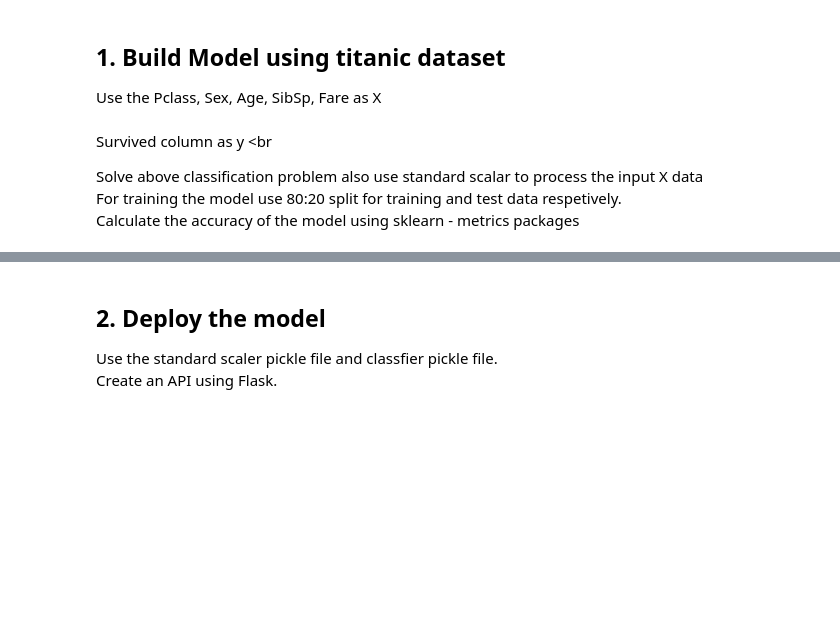
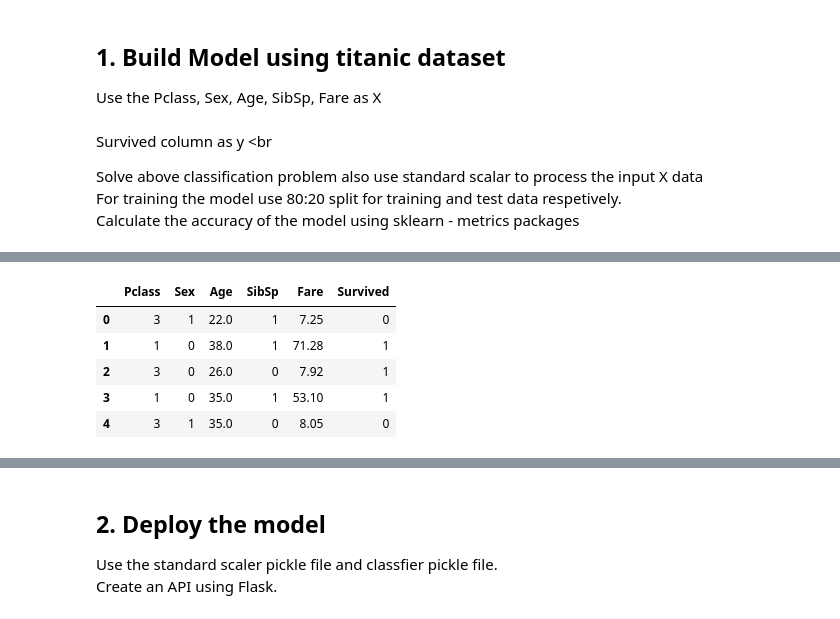
Before and after one commit to instigateideas/training-repo, a Jupyter notebook: ml_deploy/problem/Problem_notebook.ipynb, the cells around one changed output, grey strips where cells are left out. Cells and saved outputs as stored; diff of their text form; code cells hidden in the pictures; blank space fills up the shorter version.

```diff
--- a/ml_deploy/problem/Problem_notebook.ipynb
+++ b/ml_deploy/problem/Problem_notebook.ipynb
@@ -23,0 +41,22 @@ Calculate the accuracy of the model using sklearn - metrics packages<br />
+# %%
+# Make a copy for slicing
+titanic_dataset = titanic_dataset.copy()
+# %%
+def change_data(x):
+    if x == "male":
+        return 1
+    else:
+        return 0
+# %%
+titanic_dataset["Sex"] = titanic_dataset["Sex"].apply(change_data)
+# %%
+titanic_dataset["Fare"] = titanic_dataset["Fare"].apply(lambda x: "%.2f" % x)
+# %%
+titanic_dataset.head()
+# %% [output]
+|  | Pclass | Sex | Age | SibSp | Fare | Survived |
+| 0 | 3 | 1 | 22.0 | 1 | 7.25 | 0 |
+| 1 | 1 | 0 | 38.0 | 1 | 71.28 | 1 |
+| 2 | 3 | 0 | 26.0 | 0 | 7.92 | 1 |
+| 3 | 1 | 0 | 35.0 | 1 | 53.10 | 1 |
+| 4 | 3 | 1 | 35.0 | 0 | 8.05 | 0 |
```
Also changed, not shown: parts of 43 cells of this notebook, 22 other files.
